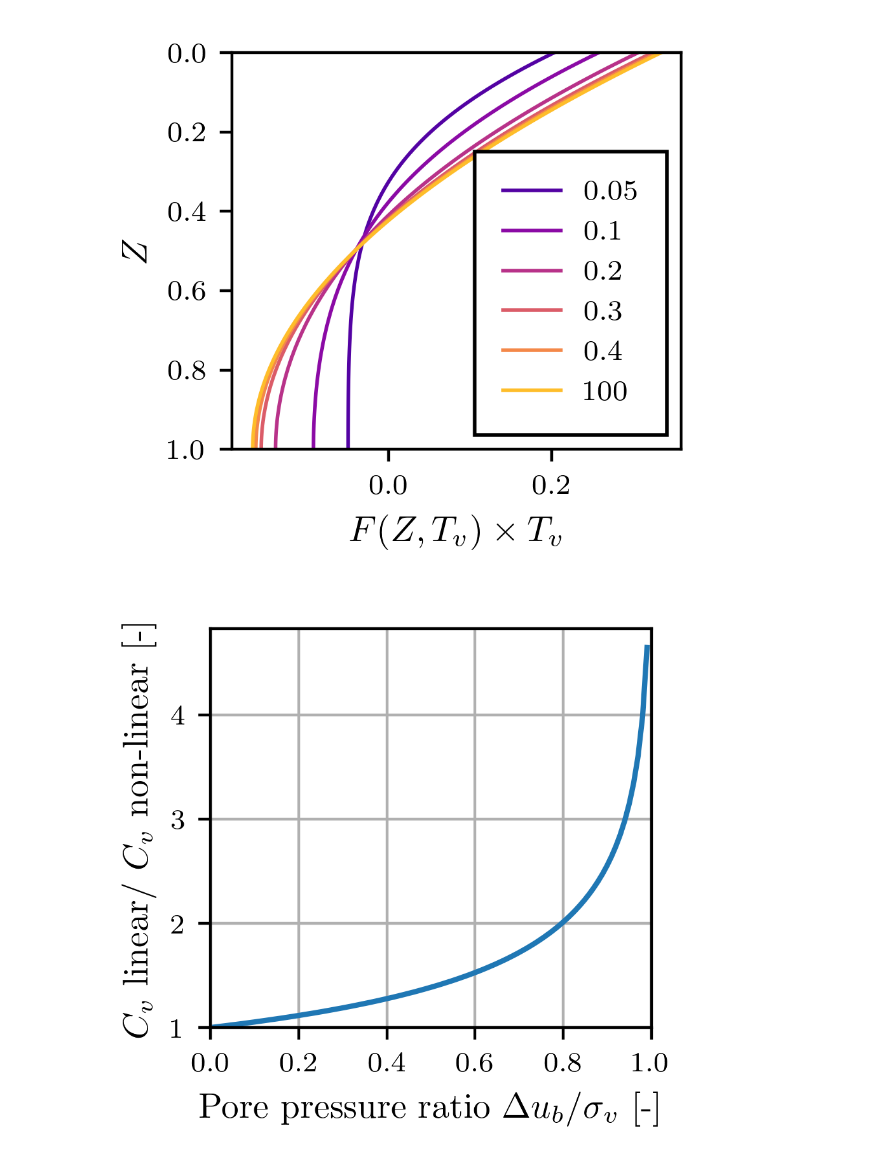
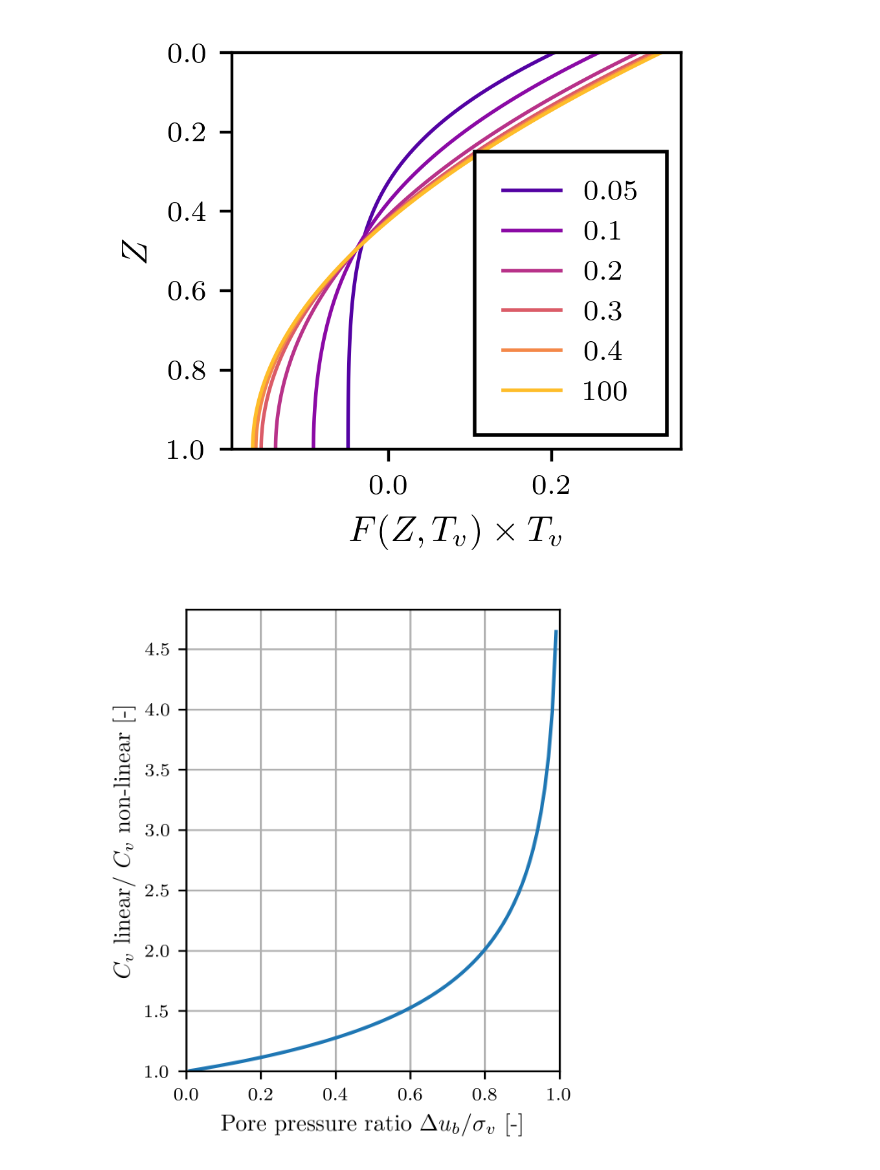
Before and after one commit to luisez1988/CIE-598_Experimental_soil_mechanics, a Jupyter notebook: Consolidation_CSR/consol_curves.ipynb, the cells around one changed output. Drawn from its saved outputs; the diff is of its cells as text; code cells hidden in the pictures.

Commit message:
Added CSR figure

```diff
--- a/Consolidation_CSR/consol_curves.ipynb
+++ b/Consolidation_CSR/consol_curves.ipynb
@@ -53,24 +53,26 @@ plt.savefig('Wissa.svg')
 # %%
 # linea vs non-linear term
 
 #define pore pressure ratios
 
 u_ratios=np.linspace(0, 1, 100)
 
 #calculate cv_ratios
 cv_ratios=-(np.log10(1-u_ratios)/( 0.434*u_ratios))
 
 #plot results
 plt.figure()
 plt.plot(u_ratios, cv_ratios)
 plt.xlabel(r'Pore pressure ratio $\Delta u_b/\sigma_v$ [-]')
 plt.ylabel(r'$C_v$ linear/ $C_v$ non-linear [-]')
 
 # remove gap at 0,0
 plt.ylim(1)
 plt.xlim(0,1)
+# make size in y direction 2.4 inches
+plt.gcf().set_size_inches(3, 3.4)
 plt.grid()
 plt.tight_layout()
 plt.savefig('cv_ratio.svg')
 # %% [output]
-[figure, old version]
+[figure, new version]
```
Also changed, not shown: 5 other files.
